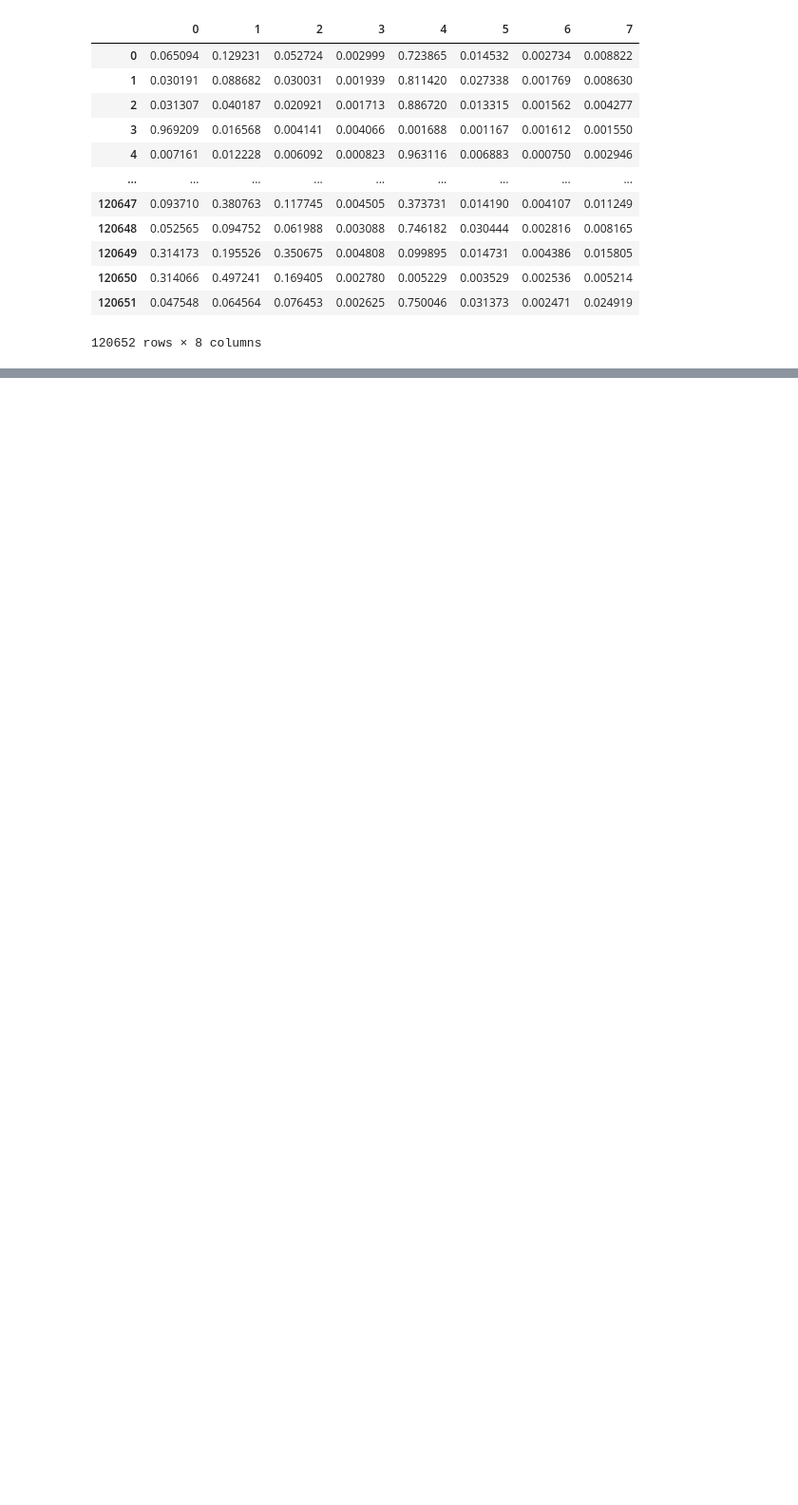
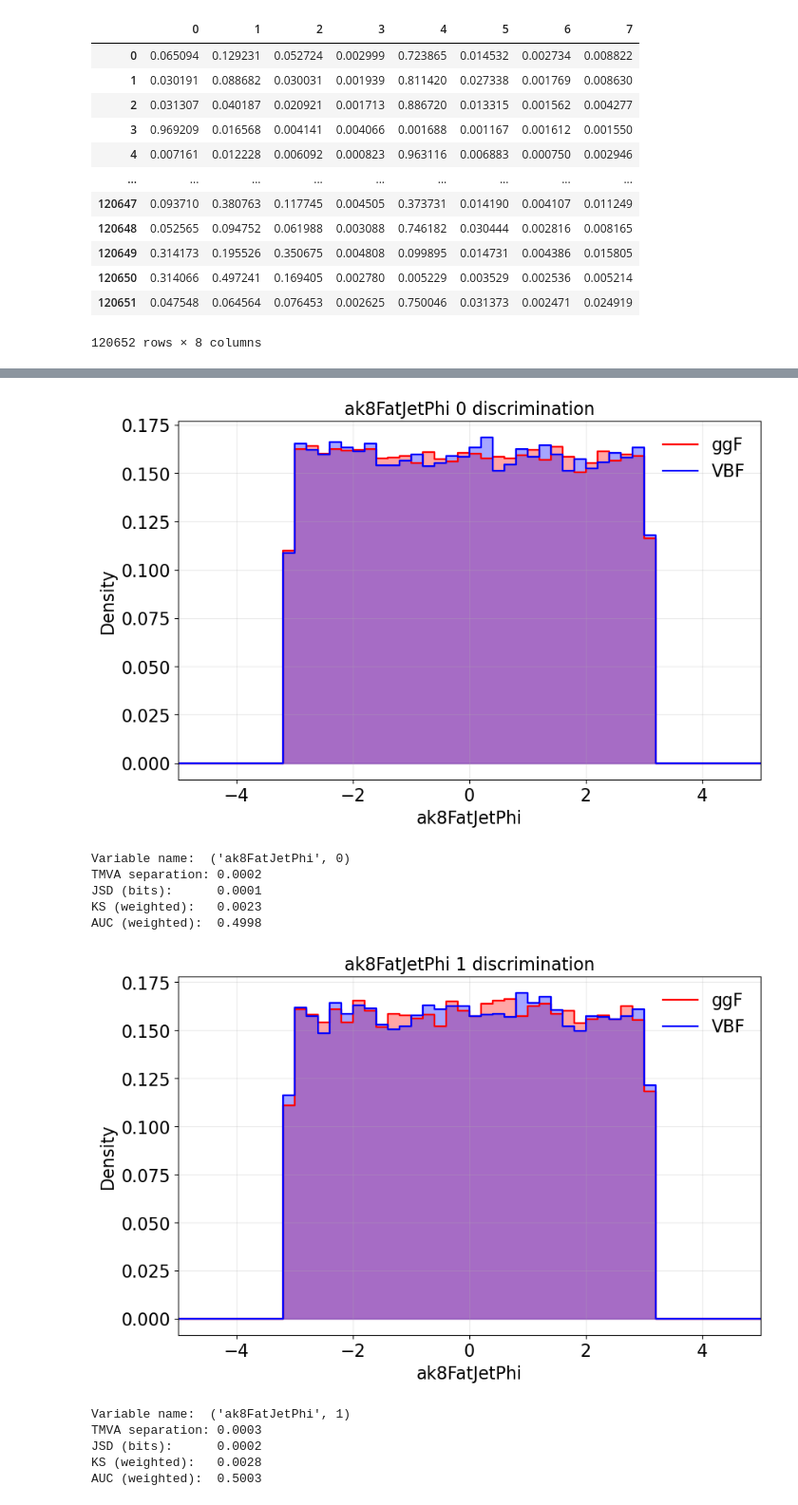
Before and after one commit to ArghyaDas112358/bbtautau, a Jupyter notebook: src/bbtautau/postprocessing/VBF_ggF.ipynb, the cells around one changed output, grey strips where cells are left out. Shown at 95% size. Cells and saved outputs as stored; diff of their text form; code cells hidden in the pictures; blank space fills up the shorter version.

```diff
--- a/src/bbtautau/postprocessing/VBF_ggF.ipynb
+++ b/src/bbtautau/postprocessing/VBF_ggF.ipynb
@@ -809,0 +884,31 @@ AUC (weighted):  0.5052
+# %%
+for i in range(10):
+    var_name = "ak8FatJetPhi"
+    try:
+        plot_with_metrics(
+            dfS=df_ggF_sm, dfB=df_vbf_sm,
+            weight_col=('weight', 0),
+            colorS='red', colorB='blue',
+            labelS="ggF", labelB="VBF",
+
+            cuts= (-5, 5),
+            xlim=(-5, 5),
+            bins=50, density=True,
+            variable=(var_name, i),
+            xlabel=var_name,
+            title=f"{var_name} {i} discrimination",
+        )
+    except: break
+# %% [output]
+[figure, added]
+Variable name:  ('ak8FatJetPhi', 0)
+TMVA separation: 0.0002
+JSD (bits):      0.0001
+KS (weighted):   0.0023
+AUC (weighted):  0.4998
+[figure, added]
+Variable name:  ('ak8FatJetPhi', 1)
+TMVA separation: 0.0003
+JSD (bits):      0.0002
+KS (weighted):   0.0028
+AUC (weighted):  0.5003
```
Also changed, not shown: parts of 16 cells of this notebook, 2 other files.
